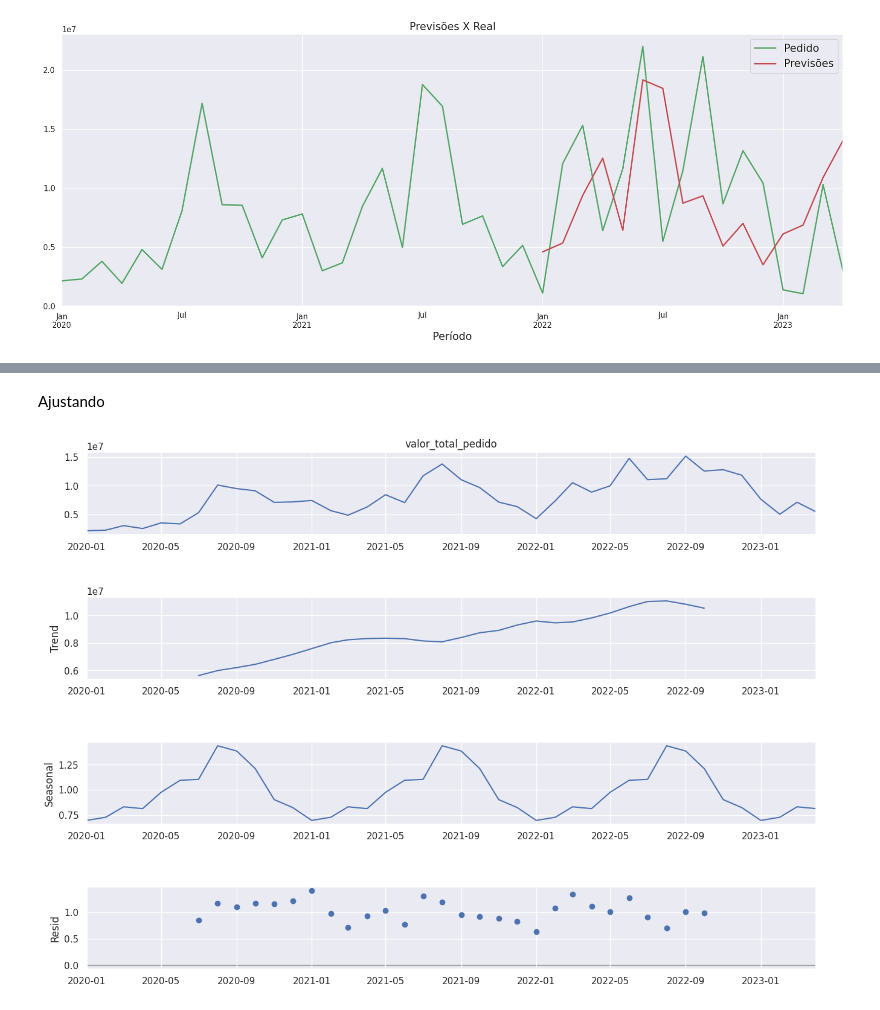
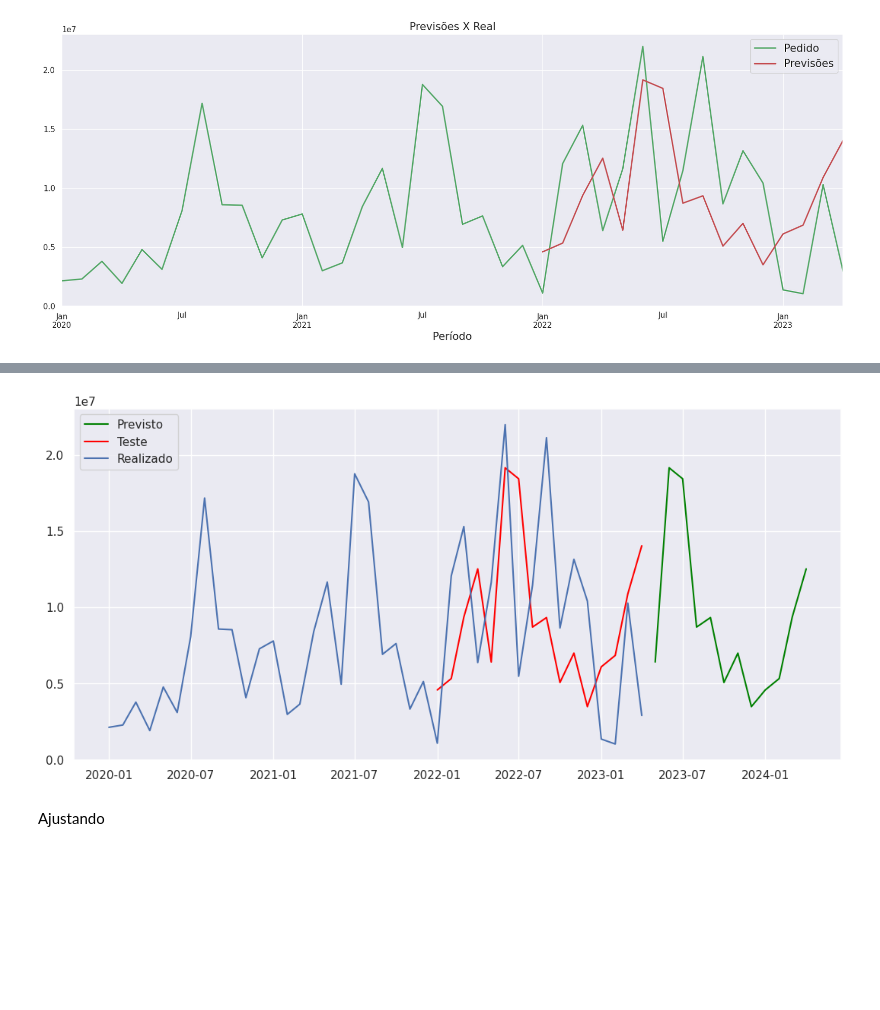
Before and after one commit to roliveira15/Data_Science_Sales_Forecast, a Jupyter notebook: Sales_Forecast.ipynb, the cells around one changed output, grey strips where cells are left out. Cells and saved outputs as stored; diff of their text form; code cells hidden in the pictures; blank space fills up the shorter version.

```diff
--- a/Sales_Forecast.ipynb
+++ b/Sales_Forecast.ipynb
@@ -428,0 +459,8 @@ plt.show();
+# %%
+
+model = SARIMAX(previsao,order=(0,0,0),  seasonal_order=(0, 1, 1, 12))
+resultado_sarimax = model.fit()
+forecast = resultado_sarimax.get_forecast(steps=12)
+forecast_medio = forecast.predicted_mean
+print(forecast_medio)
+print(previsao)
@@ -428,0 +485,6 @@ plt.show();
+# %%
+
+datas_forecast = np.asarray(forecast_medio.index)
+pred_dates=np.asarray(previsao.index)
+
+print(pred_dates)
@@ -428,0 +500,14 @@ plt.show();
+# %%
+dates=np.asarray(modelo_preditivo.index)
+
+
+
+plt.figure(figsize=(13,6))
+plt.plot(datas_forecast,forecast_medio.values,color='green',label='Previsto')
+plt.plot(previsao.index,previsao.values,color='red',label='Teste')
+
+plt.plot(dates,modelo_preditivo.values, label='Realizado')
+plt.legend(loc='upper left')
+plt.show()
+# %% [output]
+[figure, added]
@@ -429,17 +517,2 @@ plt.show();
 # %% [markdown]
 Ajustando
-# %%
-modelo_preditivo['valor_total_pedido'] = modelo_preditivo['valor_total_pedido'].ewm(span=4).mean()
-
-#array = np.array(modelo_preditivo['valor_total_pedido'])
-
-teste = modelo_preditivo['valor_total_pedido']
-
-results = seasonal_decompose(x=modelo_preditivo['valor_total_pedido'],model='multiplicative',period=12)
-#modelo_preditivo['valor_total_pedido'] = results.trend
-fig = results.plot()
-fig.set_size_inches(13, 10)
-
-#modelo_preditivo.describe()
-# %% [output]
-[figure, removed]
```
Also changed, not shown: parts of 10 cells of this notebook.
